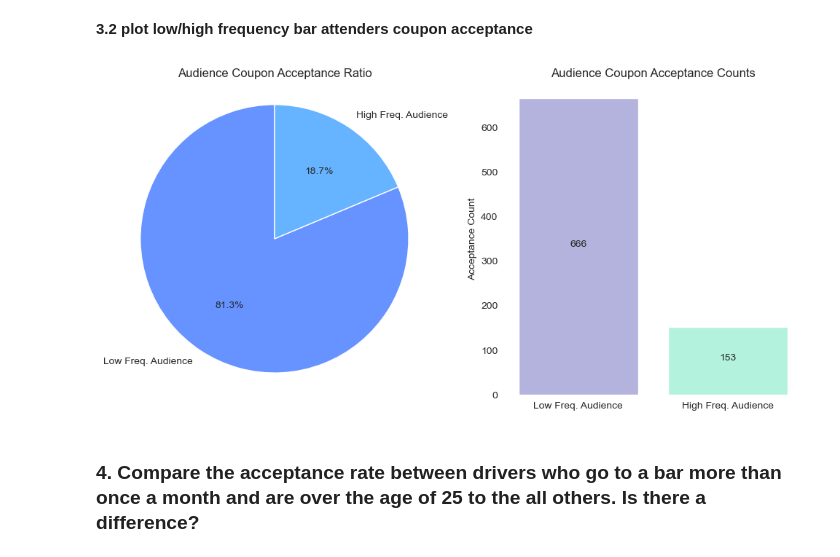
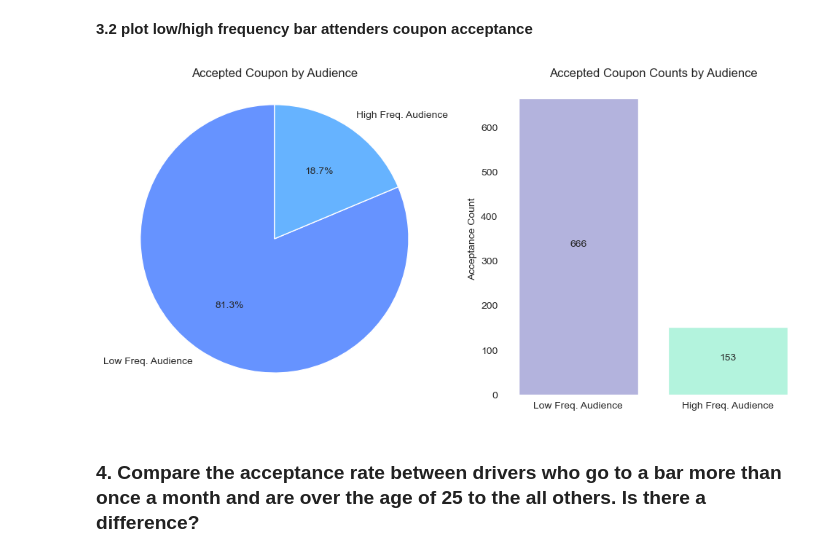
Before and after one commit to memozac-gbz/coupons, a Jupyter notebook: prompt.ipynb, the cells around one changed output. Cells and saved outputs as stored; diff of their text form; code cells hidden in the pictures.

Commit message:
GB - bar coupons ready

```diff
--- a/prompt.ipynb
+++ b/prompt.ipynb
@@ -583,9 +583,13 @@ ans3_2 = d_ans3_2/total_accepted_bar_coupons*100
 # %% [markdown]
 **3.2 plot low/high frequency bar attenders coupon acceptance**
 # %%
-generate_pie_bar_duo([d_ans3_1, d_ans3_2], ['Low Freq. Audience', 'High Freq. Audience'], filename='plot3_1.png')
+generate_pie_bar_duo([d_ans3_1, d_ans3_2],
+                     ['Low Freq. Audience', 'High Freq. Audience'],
+                     pie_title='Accepted Coupon by Audience',
+                     bar_title='Accepted Coupon Counts by Audience',
+                     filename='plot3_1.png')
 # %% [output]
-[figure, old version]
+[figure, new version]
 # %% [markdown]
 ### 4. Compare the acceptance rate between drivers who go to a bar more than once a month and are over the age of 25 to the all others.  Is there a difference?
 # %% [markdown]
```
Also changed, not shown: parts of 1 cell of this notebook, 2 other files.
